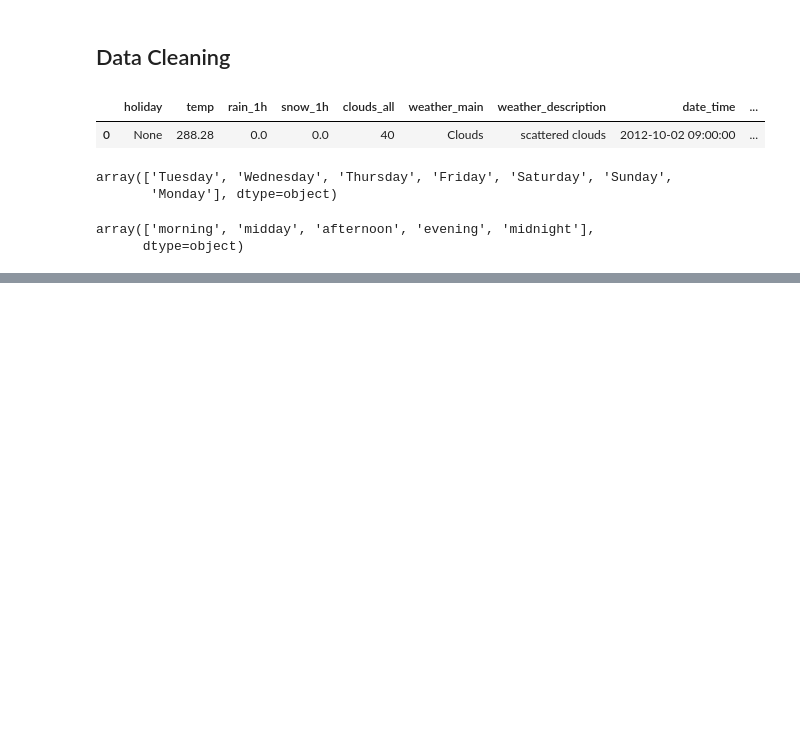
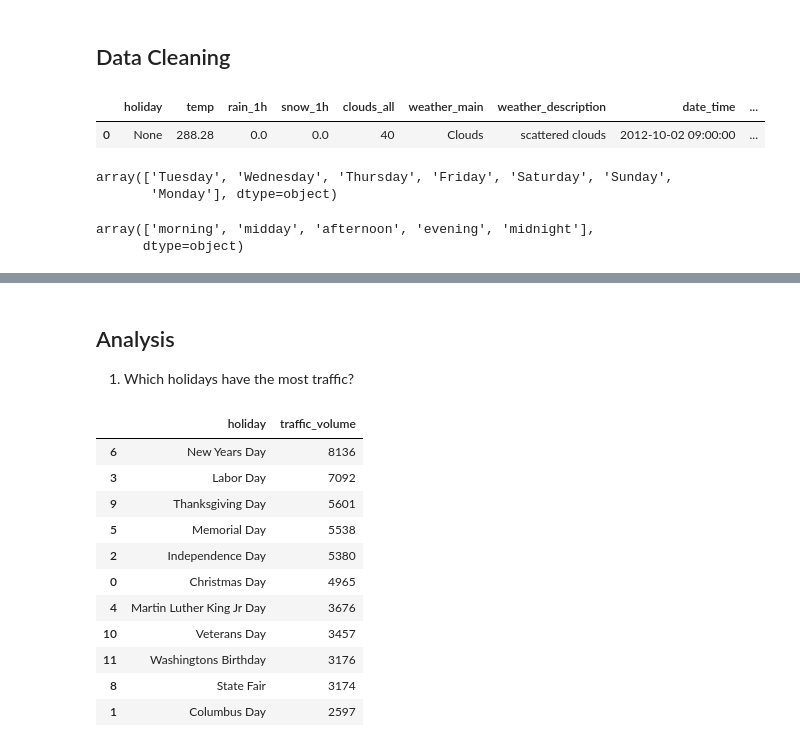
Before and after one commit to ikoghoemmanuell/Finding-Heavy-Traffic-Indicators-on-I-94, a Jupyter notebook: Analysis.ipynb, the cells around one changed output, grey strips where cells are left out. Saved outputs shown, nothing was run; the diff lists cells and outputs as text; code cells hidden in the pictures; blank space fills up the shorter version.

```diff
--- a/Analysis.ipynb
+++ b/Analysis.ipynb
@@ -188,0 +197,21 @@ traffic
+# %% [markdown]
+## Analysis
+
+1. Which holidays have the most traffic?
+# %%
+top_holidays=traffic.groupby("holiday")["traffic_volume"].sum().reset_index().sort_values(by="traffic_volume",ascending=False)
+top_holidays=top_holidays[top_holidays.holiday != 'None']
+top_holidays
+# %% [output]
+|  | holiday | traffic_volume |
+| 6 | New Years Day | 8136 |
+| 3 | Labor Day | 7092 |
+| 9 | Thanksgiving Day | 5601 |
+| 5 | Memorial Day | 5538 |
+| 2 | Independence Day | 5380 |
+| 0 | Christmas Day | 4965 |
+| 4 | Martin Luther King Jr Day | 3676 |
+| 10 | Veterans Day | 3457 |
+| 11 | Washingtons Birthday | 3176 |
+| 8 | State Fair | 3174 |
+| 1 | Columbus Day | 2597 |
```
Also changed, not shown: parts of 15 cells of this notebook.
